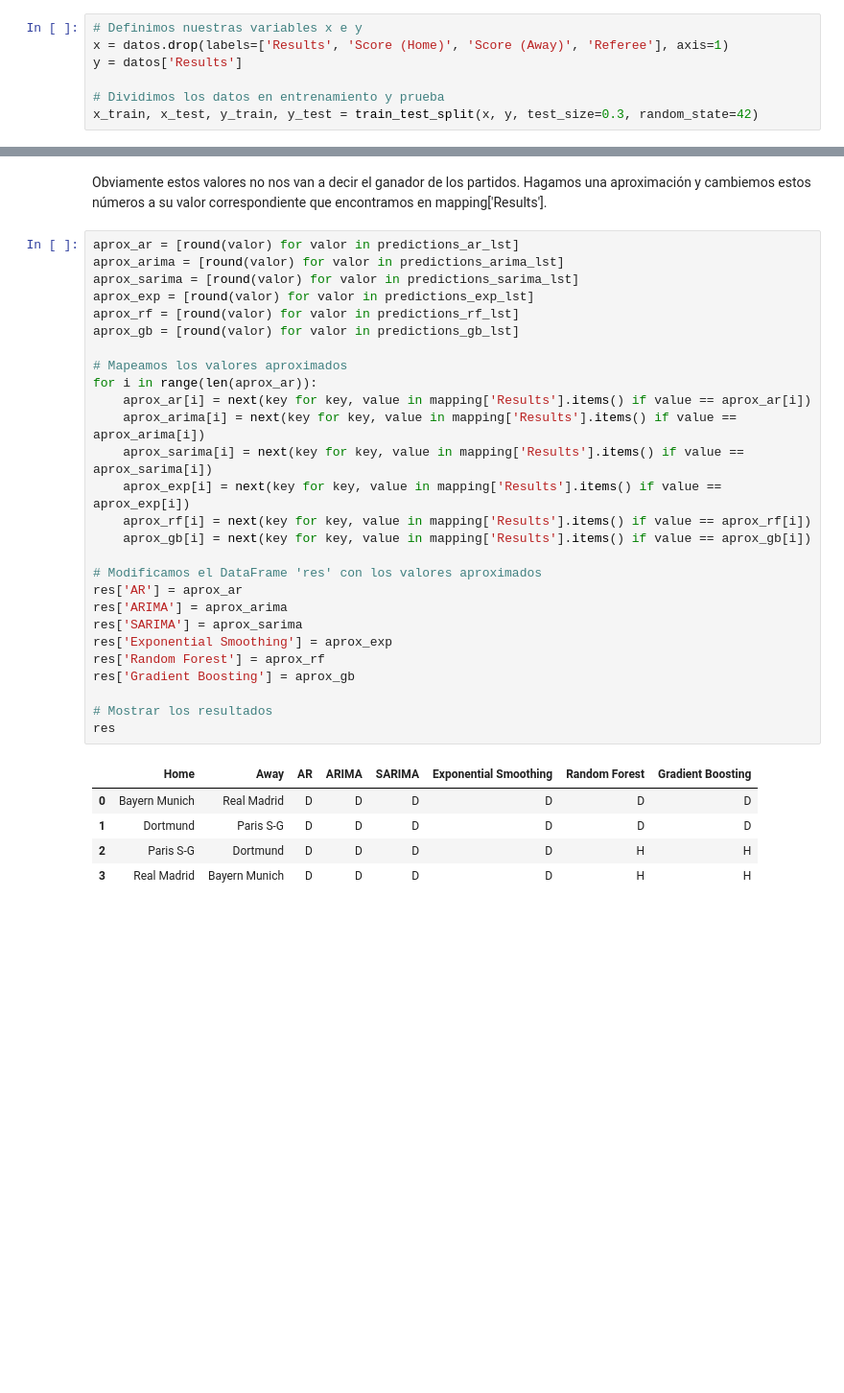
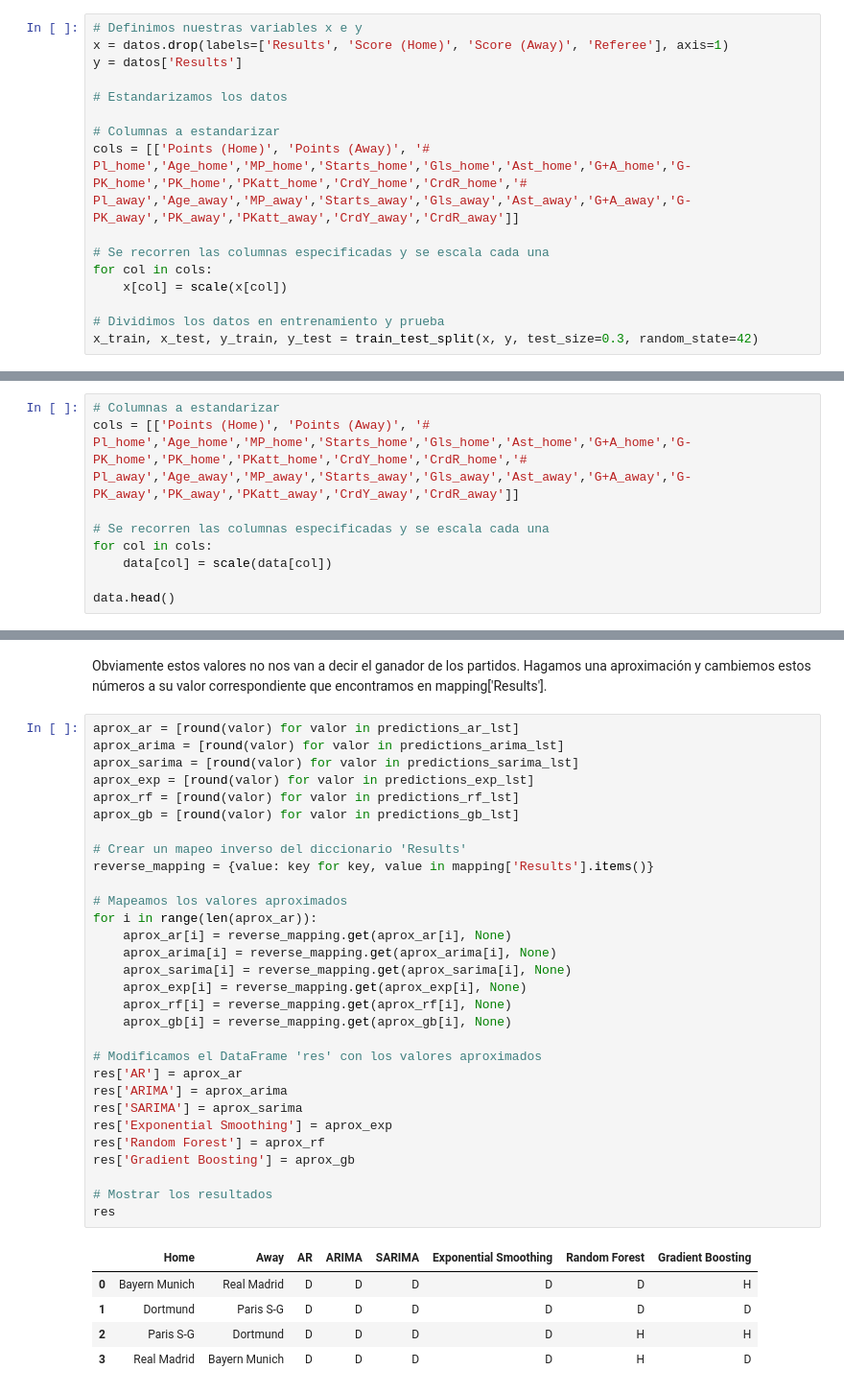
Before and after one commit to lauralardies/uefa_analisis, a Jupyter notebook: UEFA/modelos/aprendizaje no supervisado/series_temporales.ipynb, the cells around one changed output, grey strips where cells are left out. Shown: that part at 96% size. Cells and saved outputs as stored; diff of their text form; blank space fills up the shorter version.

```diff
--- a/UEFA/modelos/aprendizaje no supervisado/series_temporales.ipynb
+++ b/UEFA/modelos/aprendizaje no supervisado/series_temporales.ipynb
@@ -157,6 +157,15 @@ Comenzamos las Series Temporales separando los datos en entrenamiento y prueba.
 x = datos.drop(labels=['Results', 'Score (Home)', 'Score (Away)', 'Referee'], axis=1)
 y = datos['Results']
 
+# Estandarizamos los datos
+
+# Columnas a estandarizar
+cols = [['Points (Home)', 'Points (Away)', '# Pl_home','Age_home','MP_home','Starts_home','Gls_home','Ast_home','G+A_home','G-PK_home','PK_home','PKatt_home','CrdY_home','CrdR_home','# Pl_away','Age_away','MP_away','Starts_away','Gls_away','Ast_away','G+A_away','G-PK_away','PK_away','PKatt_away','CrdY_away','CrdR_away']]
+
+# Se recorren las columnas especificadas y se escala cada una
+for col in cols:
+    x[col] = scale(x[col])
+
 # Dividimos los datos en entrenamiento y prueba
 x_train, x_test, y_train, y_test = train_test_split(x, y, test_size=0.3, random_state=42)
 # %% [markdown]
@@ -274,0 +286,9 @@ data.head()
+# %%
+# Columnas a estandarizar
+cols = [['Points (Home)', 'Points (Away)', '# Pl_home','Age_home','MP_home','Starts_home','Gls_home','Ast_home','G+A_home','G-PK_home','PK_home','PKatt_home','CrdY_home','CrdR_home','# Pl_away','Age_away','MP_away','Starts_away','Gls_away','Ast_away','G+A_away','G-PK_away','PK_away','PKatt_away','CrdY_away','CrdR_away']]
+
+# Se recorren las columnas especificadas y se escala cada una
+for col in cols:
+    data[col] = scale(data[col])
+
+data.head()
@@ -309,34 +336,37 @@ Obviamente estos valores no nos van a decir el ganador de los partidos. Hagamos
 # %%
 aprox_ar = [round(valor) for valor in predictions_ar_lst]
 aprox_arima = [round(valor) for valor in predictions_arima_lst]
 aprox_sarima = [round(valor) for valor in predictions_sarima_lst]
 aprox_exp = [round(valor) for valor in predictions_exp_lst]
 aprox_rf = [round(valor) for valor in predictions_rf_lst]
 aprox_gb = [round(valor) for valor in predictions_gb_lst]
 
+# Crear un mapeo inverso del diccionario 'Results'
+reverse_mapping = {value: key for key, value in mapping['Results'].items()}
+
 # Mapeamos los valores aproximados
 for i in range(len(aprox_ar)):
-    aprox_ar[i] = next(key for key, value in mapping['Results'].items() if value == aprox_ar[i])
-    aprox_arima[i] = next(key for key, value in mapping['Results'].items() if value == aprox_arima[i])
-    aprox_sarima[i] = next(key for key, value in mapping['Results'].items() if value == aprox_sarima[i])
-    aprox_exp[i] = next(key for key, value in mapping['Results'].items() if value == aprox_exp[i])
-    aprox_rf[i] = next(key for key, value in mapping['Results'].items() if value == aprox_rf[i])
-    aprox_gb[i] = next(key for key, value in mapping['Results'].items() if value == aprox_gb[i])
+    aprox_ar[i] = reverse_mapping.get(aprox_ar[i], None)
+    aprox_arima[i] = reverse_mapping.get(aprox_arima[i], None)
+    aprox_sarima[i] = reverse_mapping.get(aprox_sarima[i], None)
+    aprox_exp[i] = reverse_mapping.get(aprox_exp[i], None)
+    aprox_rf[i] = reverse_mapping.get(aprox_rf[i], None)
+    aprox_gb[i] = reverse_mapping.get(aprox_gb[i], None)
 
 # Modificamos el DataFrame 'res' con los valores aproximados
 res['AR'] = aprox_ar
 res['ARIMA'] = aprox_arima
 res['SARIMA'] = aprox_sarima
 res['Exponential Smoothing'] = aprox_exp
 res['Random Forest'] = aprox_rf
 res['Gradient Boosting'] = aprox_gb
 
 # Mostrar los resultados
 res
 # %% [output]
 |  | Home | Away | AR | ARIMA | SARIMA | Exponential Smoothing | Random Forest | Gradient Boosting |
-| 0 | Bayern Munich | Real Madrid | D | D | D | D | D | D |
+| 0 | Bayern Munich | Real Madrid | D | D | D | D | D | H |
 | 1 | Dortmund | Paris S-G | D | D | D | D | D | D |
 | 2 | Paris S-G | Dortmund | D | D | D | D | H | H |
-| 3 | Real Madrid | Bayern Munich | D | D | D | D | H | H |
+| 3 | Real Madrid | Bayern Munich | D | D | D | D | H | D |
 # %% [markdown]
```
Also changed, not shown: parts of 26 cells of this notebook, 7 other files.
